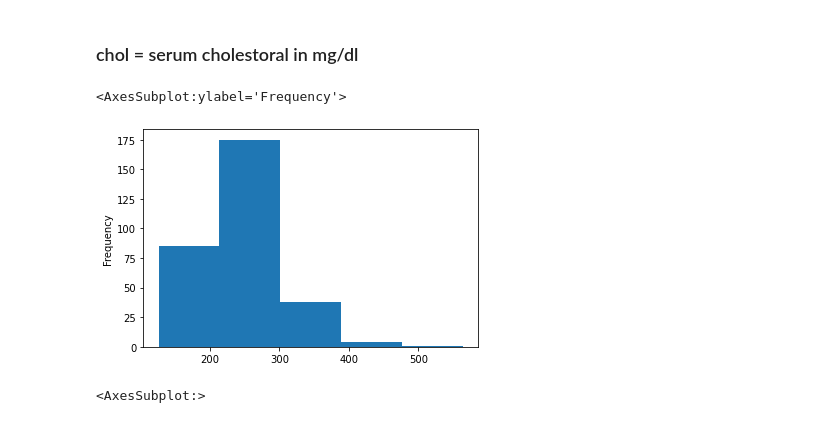
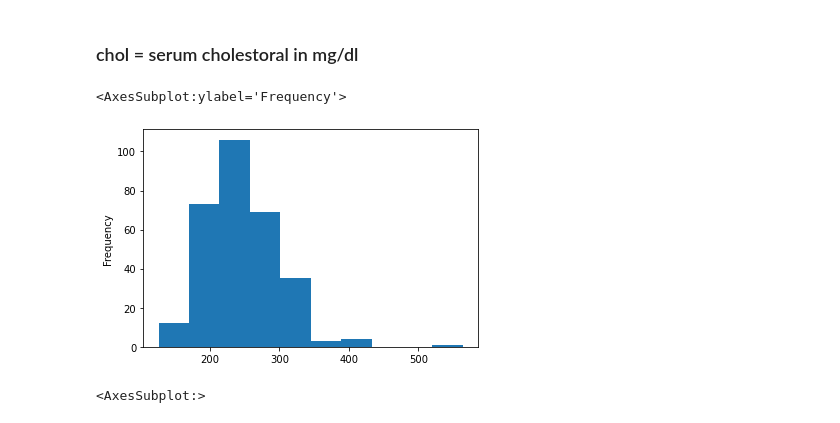
Before and after one commit to JobHaast/Portfolio-Intro-Data-Science, a Jupyter notebook: Assignment 6 - Categorical & Numerical Analysis.ipynb, the cells around one changed output. Drawn from its saved outputs; the diff is of its cells as text; code cells hidden in the pictures.

```diff
--- a/Assignment 6 - Categorical & Numerical Analysis.ipynb
+++ b/Assignment 6 - Categorical & Numerical Analysis.ipynb
@@ -95,10 +95,10 @@ heart['trestbps'].plot(kind='box')
 # %% [markdown]
 ### chol = serum cholestoral in mg/dl
 # %%
-heart['chol'].plot(kind='hist', bins = 5)
+heart['chol'].plot(kind='hist', bins = 10)
 # %% [output]
 <AxesSubplot:ylabel='Frequency'>
-[figure, old version]
+[figure, new version]
 # %%
 heart['chol'].plot(kind='box')
 # %% [output]
```
Also changed, not shown: 3 other files.
